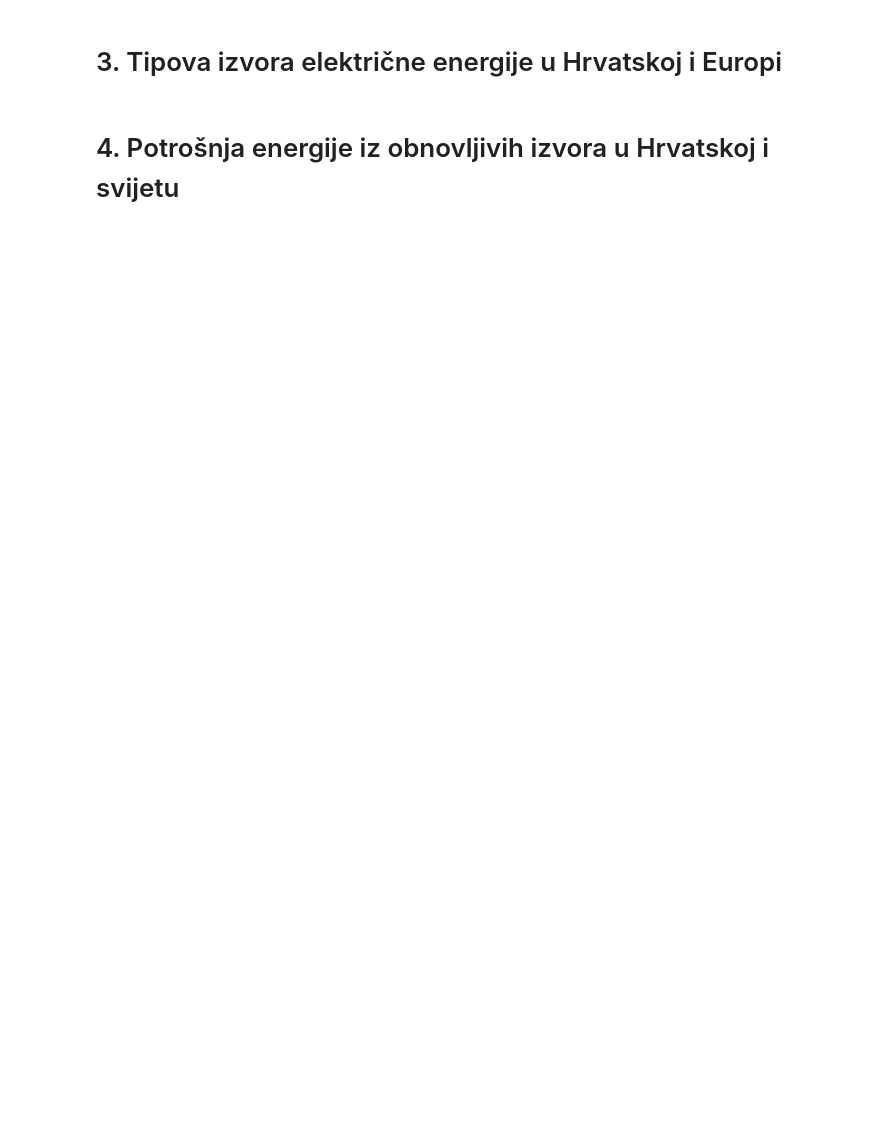
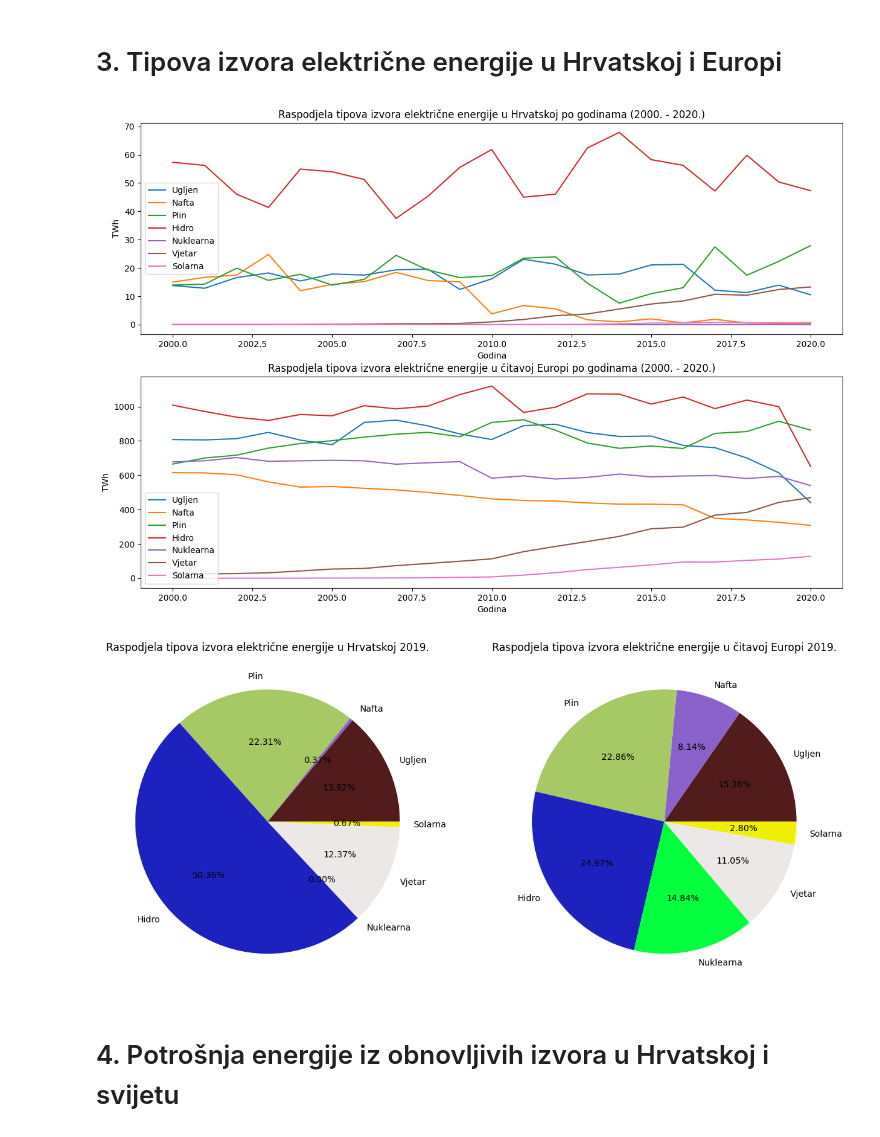
Before and after one commit to mmaret00/World-Energy-Consumption, a Jupyter notebook: World Energy Consumption.ipynb, the cells around one changed output. Cells and saved outputs as stored; diff of their text form; code cells hidden in the pictures; blank space fills up the shorter version.

```diff
--- a/World Energy Consumption.ipynb
+++ b/World Energy Consumption.ipynb
@@ -35,10 +56,10 @@ izvoriPoDrzaviIGodini = izvoriPoDrzaviIGodini[izvoriPoDrzaviIGodini['year']>=200
 # 3. Tipova izvora električne energije u Hrvatskoj i Europi
 # %%
 # Izdvojimo podatke za Hrvatsku
-hrvatska = izvoriPoDrzaviIGodini[izvoriPoDrzaviIGodini['country']=='Croatia'].groupby('year').mean()
+hrvatska = izvoriPoDrzaviIGodini[izvoriPoDrzaviIGodini['country']=='Croatia'].groupby('year').sum()
 
 # Za Europu koristimo dataset 'Countries-Continents.csv' koji sadrži parove kontinent-država za sve države svijeta
-# Zbrojimo ukupnu potrošnju svih europskih država
+# Zbrojimo ukupnu potrošnju svih europskih država u terawatt satima
 kontinenti = pd.read_csv('./datasets/Countries-Continents.csv')
 europa = izvoriPoDrzaviIGodini.loc[izvoriPoDrzaviIGodini['country']
     .isin(kontinenti[kontinenti['Continent'] == 'Europe']['Country'])].groupby('year').sum()
@@ -46,33 +67,38 @@ europa = izvoriPoDrzaviIGodini.loc[izvoriPoDrzaviIGodini['country']
 
 # Nazivi za pojedine grafove i boje koje se koriste u grafovima
 naziviGrafova = {'Ugljen':'coal_electricity', 'Nafta': 'oil_electricity', 'Plin' : 'gas_electricity','Hidro' : 'hydro_electricity',
     'Nuklearna' : 'nuclear_electricity','Vjetar' : 'wind_electricity','Solarna' : 'solar_electricity'}
 bojeTipovaEnergije = ['#521c1c','#8b62cc','#a6c965','#1d22bf','#03ff3d','#ede8e8','#f0f002']
 
 # Pomoć pri crtanju grafova
 drzave = [hrvatska, europa]
 imeDržaveZaNaslovGrafa = ['Hrvatskoj', 'čitavoj Europi']
 
 
 # Linijski grafovi koji prikazuju tipove izvora električne energije za Hrvatsku i Europu kroz godine
 fig, ax = plt.subplots(2, figsize=(15, 10))
 br = 0
 for drzava in drzave:
     ax[br].plot(drzava, label = naziviGrafova)
     ax[br].set_title(f"Raspodjela tipova izvora električne energije u {imeDržaveZaNaslovGrafa[br]} po godinama (2000. - 2020.)")
+    ax[br].set_ylabel('TWh')
+    ax[br].set_xlabel('Godina')
     ax[br].legend()
     br = br+1
 
 # Pie chartovi koji prikazuju raspodjelu tipova izvora električne energije u Hrvatskoj i Europi 2019. godine
 fig, ax =  plt.subplots(1, 2, figsize=(15, 10))
 br = 0
 for drzava in drzave:
     pieChart=drzava[(drzava.index.values == 2019)]
     ax[br].pie(pieChart.iloc[0].values, colors=bojeTipovaEnergije, labels=naziviGrafova, autopct='%1.2f%%')
     ax[br].set_title(f"Raspodjela tipova izvora električne energije u {imeDržaveZaNaslovGrafa[br]} 2019.")
     br = br+1
 
 plt.show()
+# %% [output]
+[figure, added]
+[figure, added]
 # %% [markdown]
 # 4. Potrošnja energije iz obnovljivih izvora u Hrvatskoj i svijetu
 # %%
```
Also changed, not shown: parts of 12 cells of this notebook.
